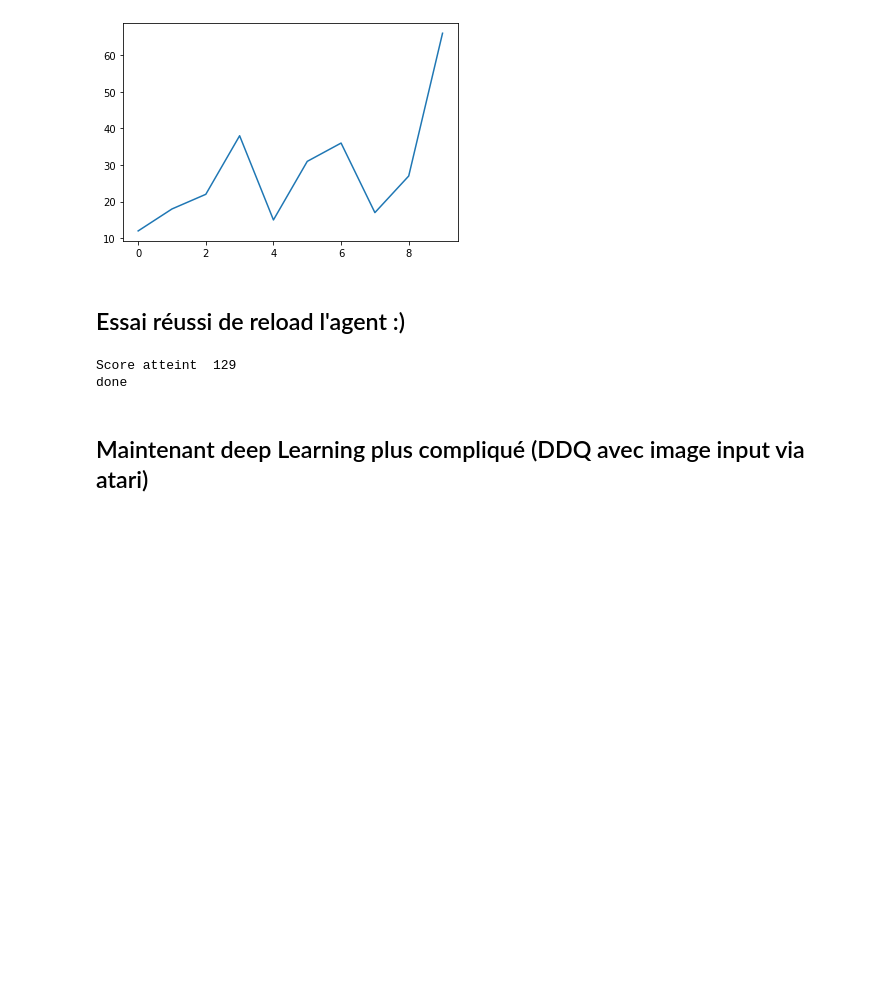
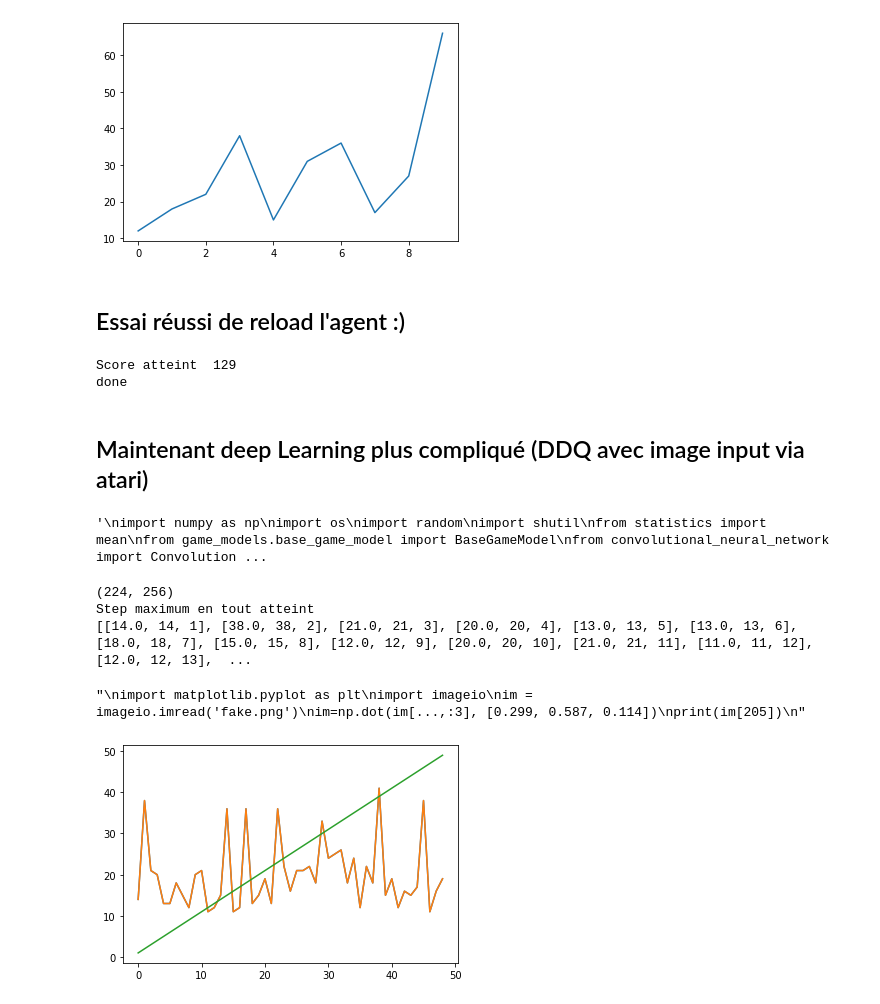
Before and after one commit to GlennWasAlreadyTaken/gym-dkenv, a Jupyter notebook: note.ipynb, the cells around one changed output. Saved outputs shown, nothing was run; the diff lists cells and outputs as text; code cells hidden in the pictures; blank space fills up the shorter version.

```diff
--- a/note.ipynb
+++ b/note.ipynb
@@ -227,6 +228,7 @@ done
 # %% [markdown]
 ## Maintenant deep Learning plus compliqué (DDQ avec image input via atari)
 # %%
+"""
 import numpy as np
 import os
 import random
@@ -376,3 +378,6 @@ class DDQNTrainer(DDQNGameModel):
 
     def _reset_target_network(self):
         self.ddqn_target.set_weights(self.ddqn.get_weights())
+"""
+# %% [output]
+'\nimport numpy as np\nimport os\nimport random\nimport shutil\nfrom statistics import mean\nfrom game_models.base_game_model import BaseGameModel\nfrom convolutional_neural_network import Convolution ...
@@ -378,0 +693,27 @@ class DDQNTrainer(DDQNGameModel):
+# %%
+from keras.models import Sequential
+from keras.layers import Dense
+from keras.optimizers import Adam
+import numpy as np
+from collections import deque
+import gym
+import random
+
+results = cartpole2(80,1000,render=False)
+import matplotlib.pyplot as plt
+print(results)
+plt.plot(results)
+plt.savefig('score_ddqn.png', bbox_inches='tight')
+"""
+import matplotlib.pyplot as plt
+import imageio
+im = imageio.imread('fake.png')
+im=np.dot(im[...,:3], [0.299, 0.587, 0.114])
+print(im[205])
+"""
+# %% [output]
+(224, 256)
+Step maximum en tout atteint
+[[14.0, 14, 1], [38.0, 38, 2], [21.0, 21, 3], [20.0, 20, 4], [13.0, 13, 5], [13.0, 13, 6], [18.0, 18, 7], [15.0, 15, 8], [12.0, 12, 9], [20.0, 20, 10], [21.0, 21, 11], [11.0, 11, 12], [12.0, 12, 13],  ...
+"\nimport matplotlib.pyplot as plt\nimport imageio\nim = imageio.imread('fake.png')\nim=np.dot(im[...,:3], [0.299, 0.587, 0.114])\nprint(im[205])\n"
+[figure, added]
```
Also changed, not shown: parts of 4 cells of this notebook, 1 other file.
